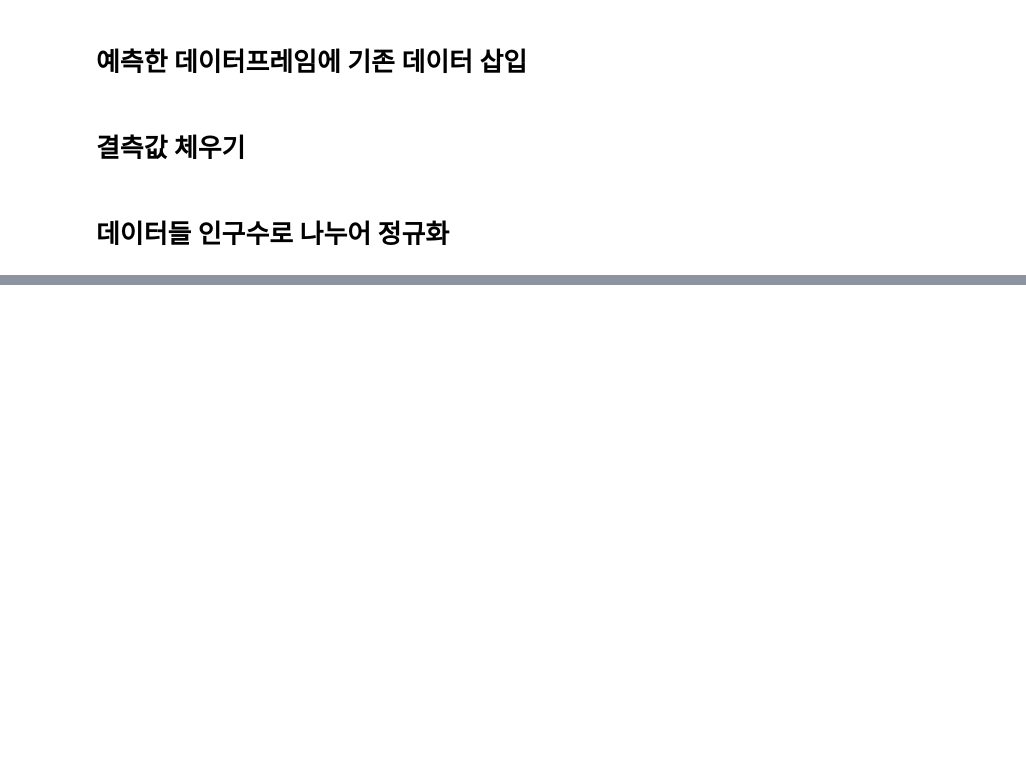
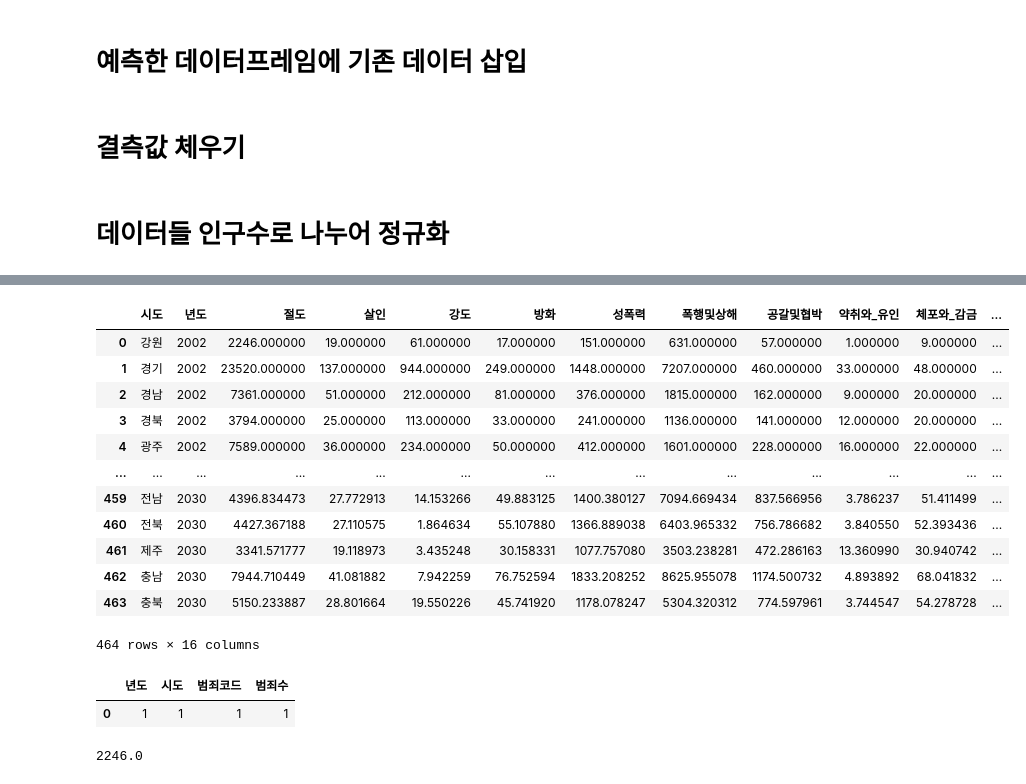
Before and after one commit to bapadapa/IITP_Project, a Jupyter notebook: finalProject/code/preprocessing.ipynb, the cells around one changed output, grey strips where cells are left out. Saved outputs shown, nothing was run; the diff lists cells and outputs as text; code cells hidden in the pictures; blank space fills up the shorter version.

```diff
--- a/finalProject/code/preprocessing.ipynb
+++ b/finalProject/code/preprocessing.ipynb
@@ -435,0 +529,28 @@ pd.concat( [regression_predict_div, regression_predict.iloc[:,-1]] , axis = 1).t
+# %%
+predicted_crime = csv.read_csv(config['data_path']+ 'csv/cleaned/crime_predicted.csv').to_pandas()
+predicted_crime['범죄소계'] = predicted_crime.iloc[:,2:].sum(axis=1)
+# %%
+predicted_crime
+# %% [output]
+|  | 시도 | 년도 | 절도 | 살인 | 강도 | 방화 | 성폭력 | 폭행및상해 | 공갈및협박 | 약취와_유인 | 체포와_감금 | ... |
+| 0 | 강원 | 2002 | 2246.000000 | 19.000000 | 61.000000 | 17.000000 | 151.000000 | 631.000000 | 57.000000 | 1.000000 | 9.000000 | ... |
+| 1 | 경기 | 2002 | 23520.000000 | 137.000000 | 944.000000 | 249.000000 | 1448.000000 | 7207.000000 | 460.000000 | 33.000000 | 48.000000 | ... |
+| 2 | 경남 | 2002 | 7361.000000 | 51.000000 | 212.000000 | 81.000000 | 376.000000 | 1815.000000 | 162.000000 | 9.000000 | 20.000000 | ... |
+| 3 | 경북 | 2002 | 3794.000000 | 25.000000 | 113.000000 | 33.000000 | 241.000000 | 1136.000000 | 141.000000 | 12.000000 | 20.000000 | ... |
+| 4 | 광주 | 2002 | 7589.000000 | 36.000000 | 234.000000 | 50.000000 | 412.000000 | 1601.000000 | 228.000000 | 16.000000 | 22.000000 | ... |
+| ... | ... | ... | ... | ... | ... | ... | ... | ... | ... | ... | ... | ... |
+| 459 | 전남 | 2030 | 4396.834473 | 27.772913 | 14.153266 | 49.883125 | 1400.380127 | 7094.669434 | 837.566956 | 3.786237 | 51.411499 | ... |
+| 460 | 전북 | 2030 | 4427.367188 | 27.110575 | 1.864634 | 55.107880 | 1366.889038 | 6403.965332 | 756.786682 | 3.840550 | 52.393436 | ... |
+| 461 | 제주 | 2030 | 3341.571777 | 19.118973 | 3.435248 | 30.158331 | 1077.757080 | 3503.238281 | 472.286163 | 13.360990 | 30.940742 | ... |
+| 462 | 충남 | 2030 | 7944.710449 | 41.081882 | 7.942259 | 76.752594 | 1833.208252 | 8625.955078 | 1174.500732 | 4.893892 | 68.041832 | ... |
+| 463 | 충북 | 2030 | 5150.233887 | 28.801664 | 19.550226 | 45.741920 | 1178.078247 | 5304.320312 | 774.597961 | 3.744547 | 54.278728 | ... |
+464 rows × 16 columns
+# %%
+result = pd.DataFrame(columns = ['년도','시도','범죄코드','범죄수'])
+# %% [output]
+|  | 년도 | 시도 | 범죄코드 | 범죄수 |
+| 0 | 1 | 1 | 1 | 1 |
+# %%
+tmpCity[predicted_crime.columns[2+idx]].values[0]
+# %% [output]
+2246.0
```
Also changed, not shown: parts of 7 cells of this notebook, 3 other files.
